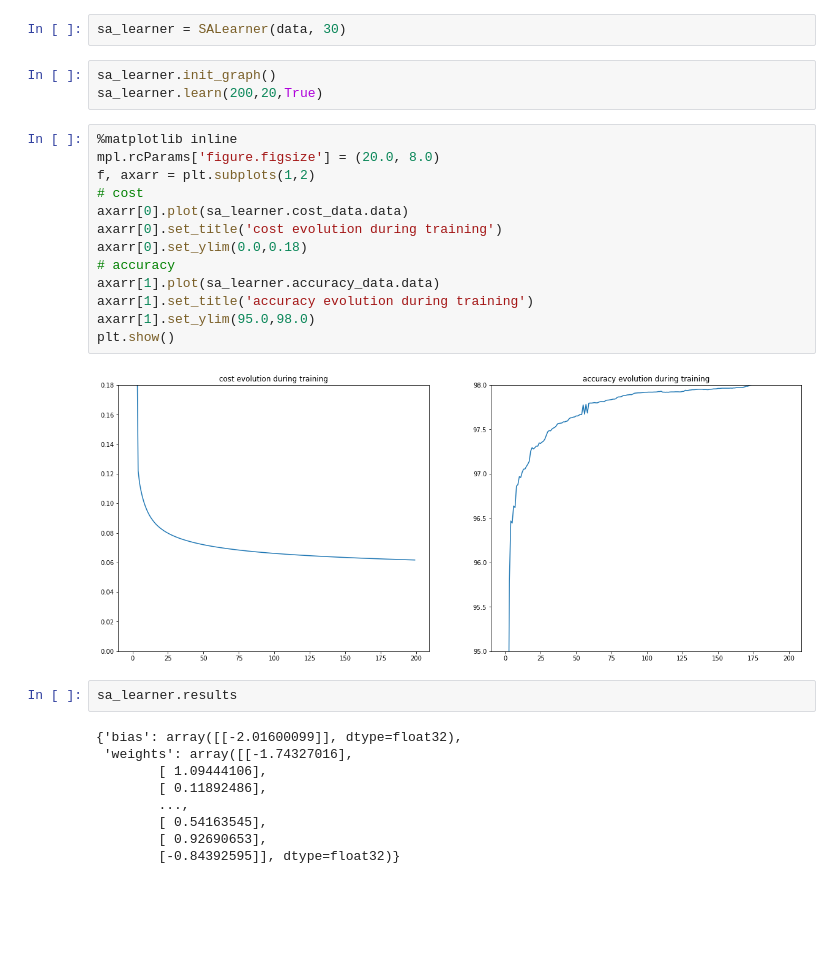
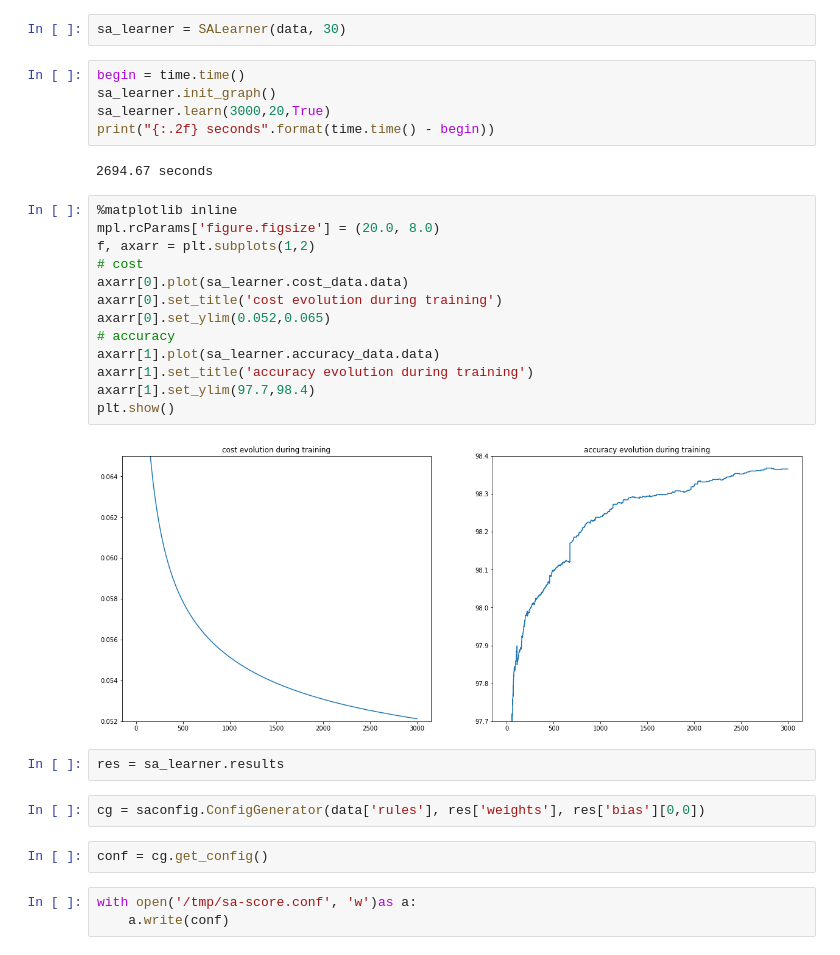
Before and after one commit to Gaasmann/sa-learner, a Jupyter notebook: sa-learner.ipynb, the cells around one changed output. Cells and saved outputs as stored; diff of their text form; blank space fills up the shorter version.

```diff
--- a/sa-learner.ipynb
+++ b/sa-learner.ipynb
@@ -149,32 +148,34 @@ class SALearner:
                 'bias': self.__bias}
 # %%
 sa_learner = SALearner(data, 30)
-# %%
-sa_learner.init_graph()
-sa_learner.learn(200,20,True)
+# %%
+begin = time.time()
+sa_learner.init_graph()
+sa_learner.learn(3000,20,True)
+print("{:.2f} seconds".format(time.time() - begin))
+# %% [output]
+2694.67 seconds
 # %%
 %matplotlib inline
 mpl.rcParams['figure.figsize'] = (20.0, 8.0)
 f, axarr = plt.subplots(1,2)
 # cost
 axarr[0].plot(sa_learner.cost_data.data)
 axarr[0].set_title('cost evolution during training')
-axarr[0].set_ylim(0.0,0.18)
+axarr[0].set_ylim(0.052,0.065)
 # accuracy
 axarr[1].plot(sa_learner.accuracy_data.data)
 axarr[1].set_title('accuracy evolution during training')
-axarr[1].set_ylim(95.0,98.0)
+axarr[1].set_ylim(97.7,98.4)
 plt.show()
 # %% [output]
-[figure, old version]
+[figure, new version]
-# %%
-sa_learner.results
-# %% [output]
-{'bias': array([[-2.01600099]], dtype=float32),
- 'weights': array([[-1.74327016],
-        [ 1.09444106],
-        [ 0.11892486],
-        ...,
-        [ 0.54163545],
-        [ 0.92690653],
-        [-0.84392595]], dtype=float32)}
+# %%
+res = sa_learner.results
+# %%
+cg = saconfig.ConfigGenerator(data['rules'], res['weights'], res['bias'][0,0])
+# %%
+conf = cg.get_config()
+# %%
+with open('/tmp/sa-score.conf', 'w')as a:
+    a.write(conf)
```
Also changed, not shown: parts of 3 cells of this notebook.
